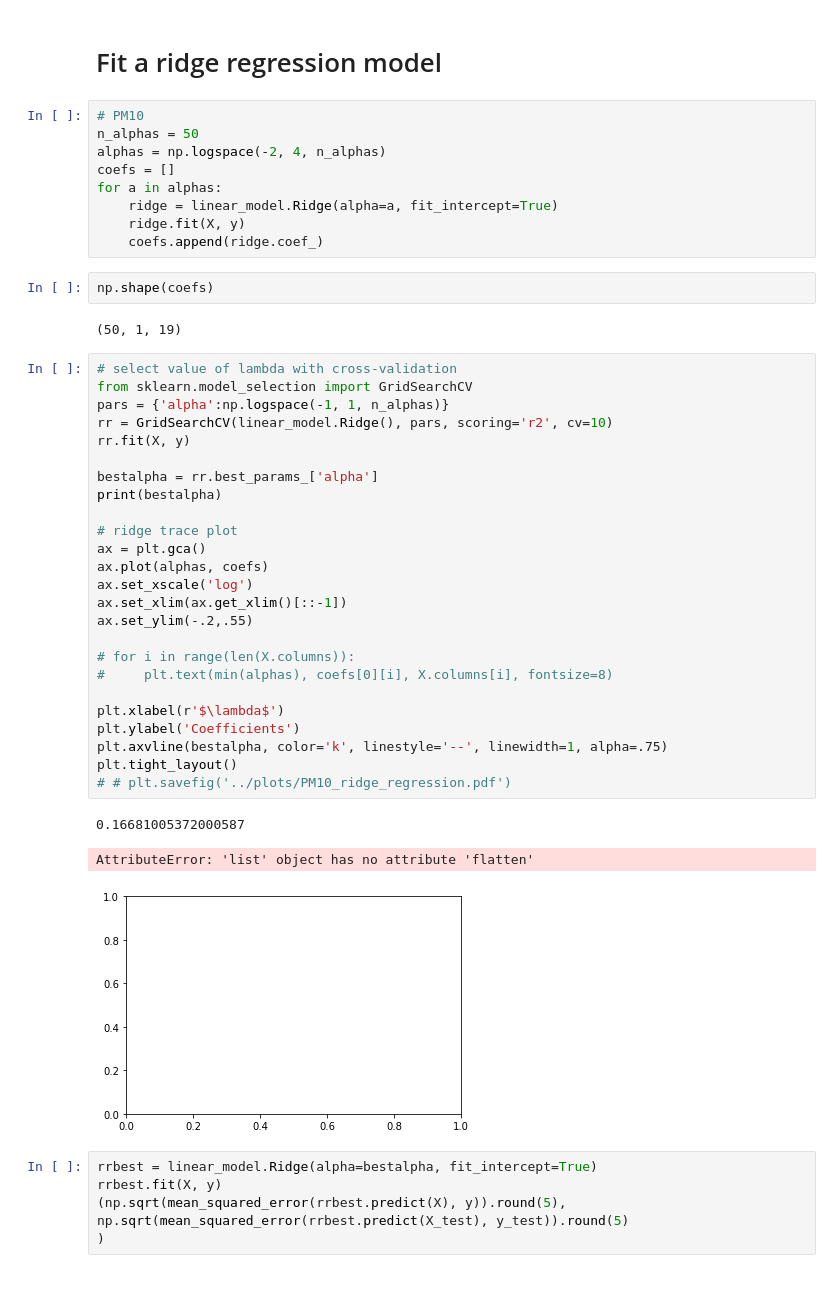
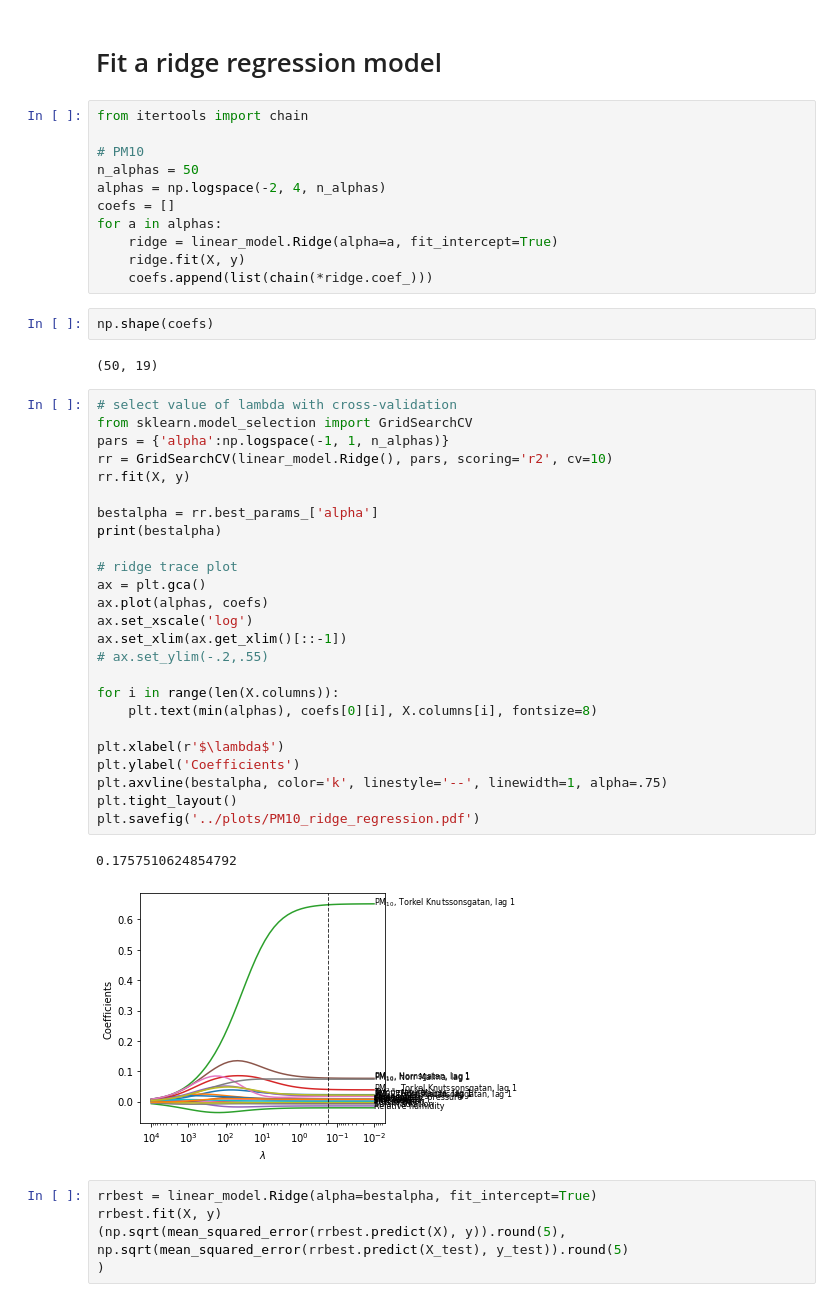
Before and after one commit to simoncarlen/forecasting_project, a Jupyter notebook: jupyter_notebooks/MLR_models.ipynb, the cells around one changed output. Cells and saved outputs as stored; diff of their text form.

```diff
--- a/jupyter_notebooks/MLR_models.ipynb
+++ b/jupyter_notebooks/MLR_models.ipynb
@@ -148,6 +148,8 @@ X_test = df_test.drop([
 # %% [markdown]
 # Fit a ridge regression model
 # %%
+from itertools import chain
+
 # PM10
 n_alphas = 50
 alphas = np.logspace(-2, 4, n_alphas)
@@ -155,40 +157,39 @@ coefs = []
 for a in alphas:
     ridge = linear_model.Ridge(alpha=a, fit_intercept=True)
     ridge.fit(X, y)
-    coefs.append(ridge.coef_)
+    coefs.append(list(chain(*ridge.coef_)))
 # %%
 np.shape(coefs)
 # %% [output]
-(50, 1, 19)
+(50, 19)
 # %%
 # select value of lambda with cross-validation
 from sklearn.model_selection import GridSearchCV
 pars = {'alpha':np.logspace(-1, 1, n_alphas)}
 rr = GridSearchCV(linear_model.Ridge(), pars, scoring='r2', cv=10)
 rr.fit(X, y)
 
 bestalpha = rr.best_params_['alpha']
 print(bestalpha)
 
 # ridge trace plot
 ax = plt.gca()
 ax.plot(alphas, coefs)
 ax.set_xscale('log')
 ax.set_xlim(ax.get_xlim()[::-1])
-ax.set_ylim(-.2,.55)
+# ax.set_ylim(-.2,.55)
 
-# for i in range(len(X.columns)):
-#     plt.text(min(alphas), coefs[0][i], X.columns[i], fontsize=8)
+for i in range(len(X.columns)):
+    plt.text(min(alphas), coefs[0][i], X.columns[i], fontsize=8)
 
 plt.xlabel(r'$\lambda$')
 plt.ylabel('Coefficients')
 plt.axvline(bestalpha, color='k', linestyle='--', linewidth=1, alpha=.75)
 plt.tight_layout()
-# # plt.savefig('../plots/PM10_ridge_regression.pdf')
+plt.savefig('../plots/PM10_ridge_regression.pdf')
 # %% [output]
-0.16681005372000587
+0.1757510624854792
-AttributeError: 'list' object has no attribute 'flatten'
-[figure, old version]
+[figure, new version]
 # %%
 rrbest = linear_model.Ridge(alpha=bestalpha, fit_intercept=True)
 rrbest.fit(X, y)
```
Also changed, not shown: parts of 1 cell of this notebook, 9 other files.
